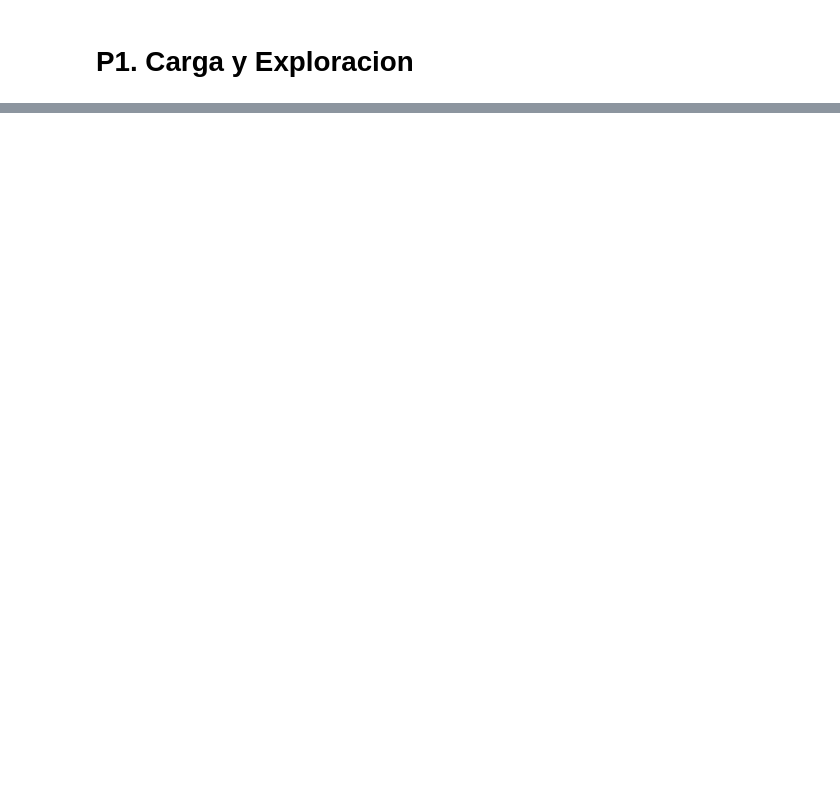
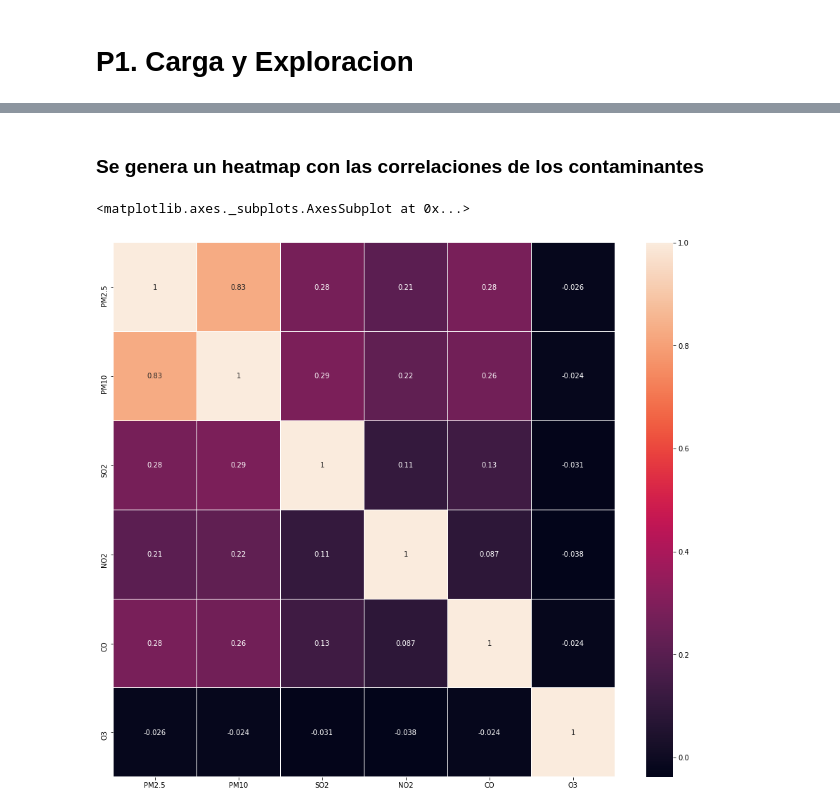
Before and after one commit to gabriel-ortega-hernandez/Examen_DataScienceLab, a Jupyter notebook: Examen.ipynb, the cells around one changed output, grey strips where cells are left out. Saved outputs shown, nothing was run; the diff lists cells and outputs as text; code cells hidden in the pictures; blank space fills up the shorter version.

```diff
--- a/Examen.ipynb
+++ b/Examen.ipynb
@@ -53,0 +119,2 @@ data['delta_time'] = list(pd.to_datetime(data[data.columns[:4]])-pd.Timestamp(20
+# %%
+data[var_cont] = data[var_cont].interpolate(method='quadratic')
@@ -53,0 +152,9 @@ data['delta_time'] = list(pd.to_datetime(data[data.columns[:4]])-pd.Timestamp(20
+# %% [markdown]
+### Se genera un heatmap con las correlaciones de los contaminantes
+# %%
+corrmat = data[var_cont].corr()
+fig, ax = plt.subplots(figsize=[16, 14])
+sns.heatmap(corrmat, vmin=np.min(np.min(corrmat)), vmax=1, linewidths=.01, annot=True)
+# %% [output]
+<matplotlib.axes._subplots.AxesSubplot at 0x...>
+[figure, added]
```
Also changed, not shown: parts of 26 cells of this notebook.
